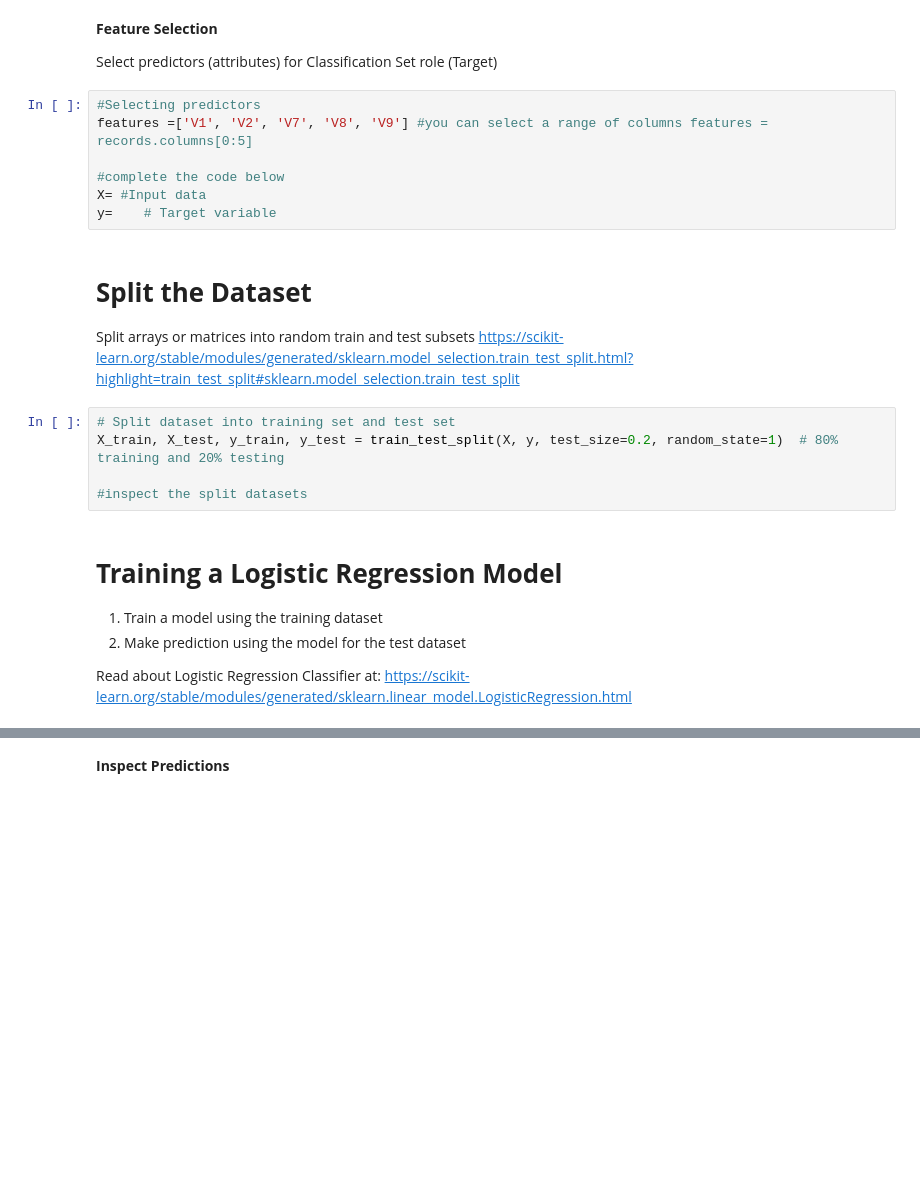
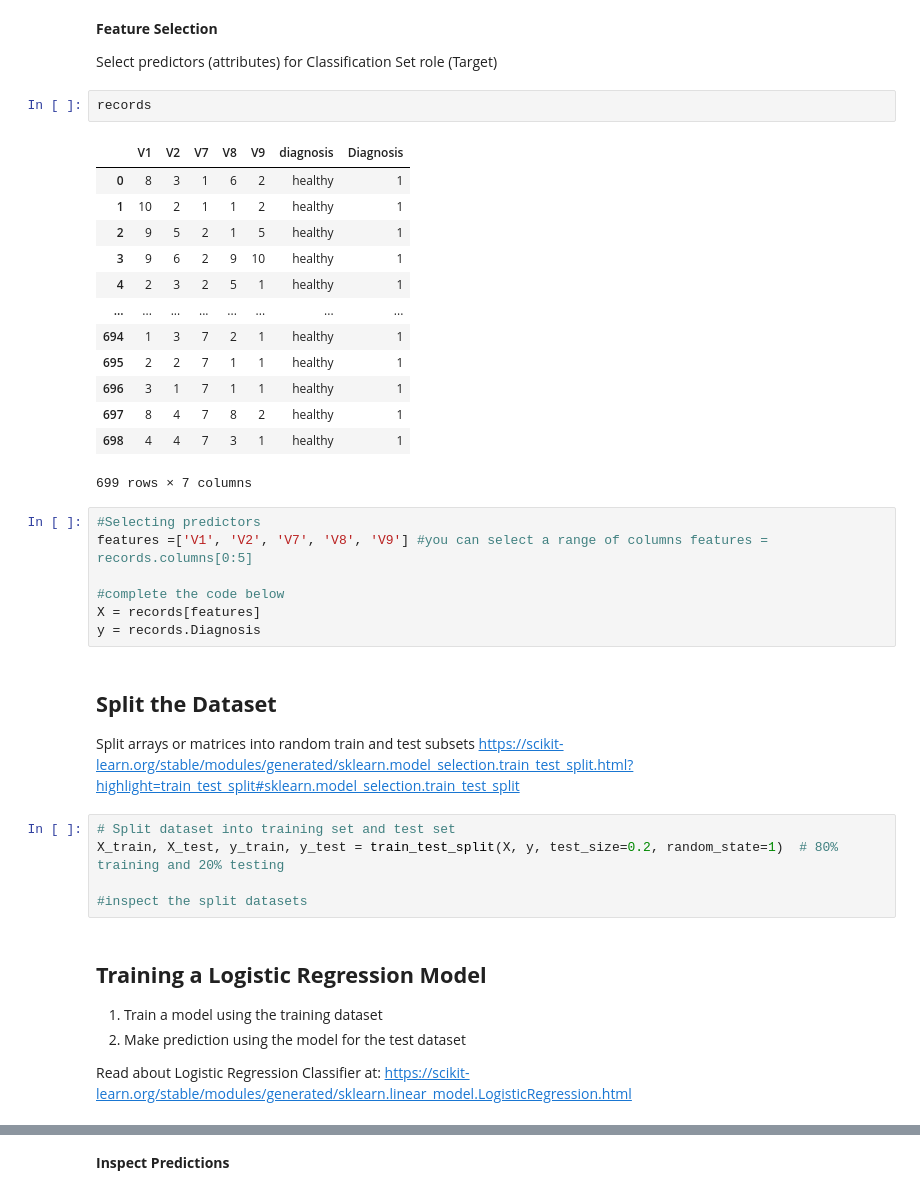
Before and after one commit to thuc-github/MIS710-T12023, a Jupyter notebook: Week 4/MIS710_Lab_4_Logistic_Reg.ipynb, the cells around one changed output, grey strips where cells are left out. Cells and saved outputs as stored; diff of their text form; blank space fills up the shorter version.

```diff
--- a/Week 4/MIS710_Lab_4_Logistic_Reg.ipynb
+++ b/Week 4/MIS710_Lab_4_Logistic_Reg.ipynb
@@ -145,15 +279,31 @@ sns.regplot(x=records['V7'], y=records['Diagnosis'], logistic=True, ci=None)
 
 Select predictors (attributes) for Classification
 Set role (Target)
+# %%
+records
+# %% [output]
+|  | V1 | V2 | V7 | V8 | V9 | diagnosis | Diagnosis |
+| 0 | 8 | 3 | 1 | 6 | 2 | healthy | 1 |
+| 1 | 10 | 2 | 1 | 1 | 2 | healthy | 1 |
+| 2 | 9 | 5 | 2 | 1 | 5 | healthy | 1 |
+| 3 | 9 | 6 | 2 | 9 | 10 | healthy | 1 |
+| 4 | 2 | 3 | 2 | 5 | 1 | healthy | 1 |
+| ... | ... | ... | ... | ... | ... | ... | ... |
+| 694 | 1 | 3 | 7 | 2 | 1 | healthy | 1 |
+| 695 | 2 | 2 | 7 | 1 | 1 | healthy | 1 |
+| 696 | 3 | 1 | 7 | 1 | 1 | healthy | 1 |
+| 697 | 8 | 4 | 7 | 8 | 2 | healthy | 1 |
+| 698 | 4 | 4 | 7 | 3 | 1 | healthy | 1 |
+699 rows × 7 columns
 # %%
 #Selecting predictors
 features =['V1', 'V2', 'V7', 'V8', 'V9'] #you can select a range of columns features = records.columns[0:5]
 
 #complete the code below
-X= #Input data
-y=    # Target variable
+X = records[features]
+y = records.Diagnosis
 # %% [markdown]
-# **Split the Dataset**
+## **Split the Dataset**
 
 Split arrays or matrices into random train and test subsets
 https://scikit-learn.org/stable/modules/generated/sklearn.model_selection.train_test_split.html?highlight=train_test_split#sklearn.model_selection.train_test_split
@@ -163,7 +313,7 @@ X_train, X_test, y_train, y_test = train_test_split(X, y, test_size=0.2, random_
 
 #inspect the split datasets
 # %% [markdown]
-# **Training a Logistic Regression Model**
+## **Training a Logistic Regression Model**
 
 1.   Train a model using the training dataset
 2.   Make prediction using the model for the test dataset
```
Also changed, not shown: parts of 42 cells of this notebook.
